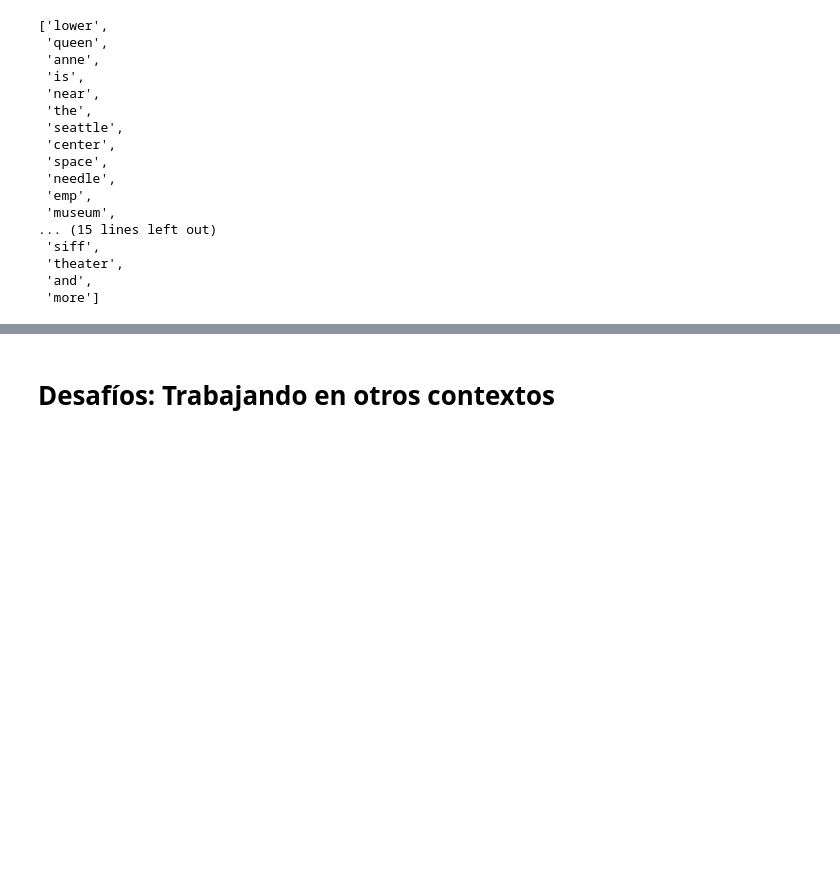
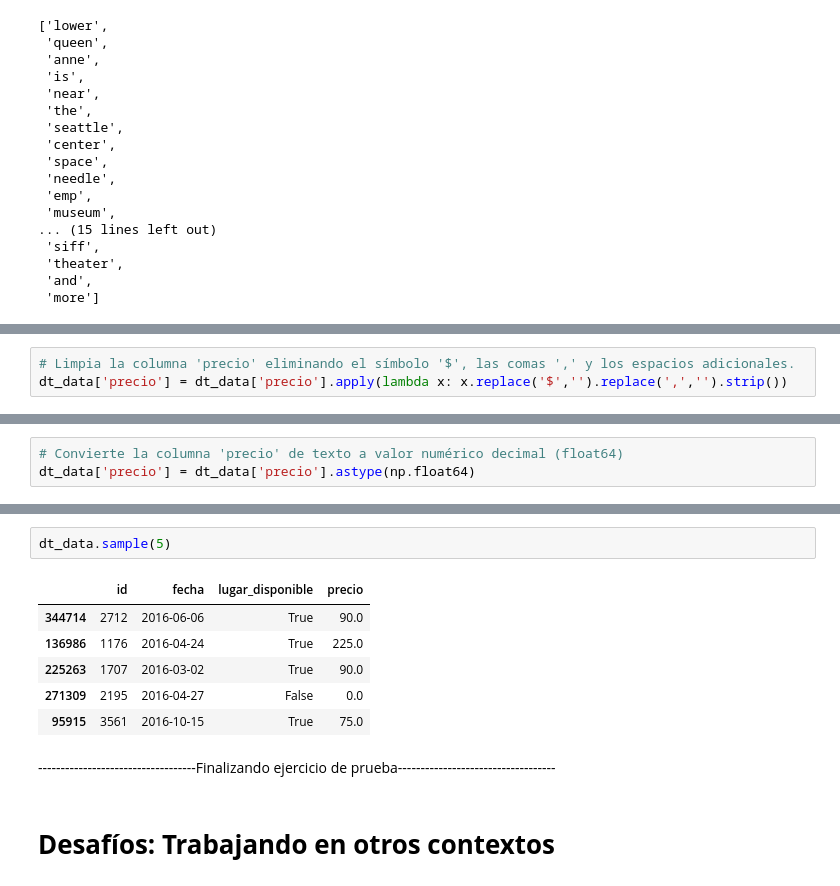
Before and after one commit to DanielRaiicHu/datos_panda_transformacion_manipulacion, a Jupyter notebook: datos_panda_transformacion_manipulacion.ipynb, the cells around one changed output, grey strips where cells are left out. Saved outputs shown, nothing was run; the diff lists cells and outputs as text; blank space fills up the shorter version.

```diff
--- a/datos_panda_transformacion_manipulacion.ipynb
+++ b/datos_panda_transformacion_manipulacion.ipynb
@@ -472,0 +593,3 @@ datos['descripcion_vecindad'][0]
+# %%
+# Limpia la columna 'precio' eliminando el símbolo '$', las comas ',' y los espacios adicionales.
+dt_data['precio'] = dt_data['precio'].apply(lambda x: x.replace('$','').replace(',','').strip())
@@ -472,0 +599,3 @@ datos['descripcion_vecindad'][0]
+# %%
+# Convierte la columna 'precio' de texto a valor numérico decimal (float64)
+dt_data['precio'] = dt_data['precio'].astype(np.float64)
@@ -473,3 +616,14 @@ datos['descripcion_vecindad'][0]
+# %%
+dt_data.sample(5)
+# %% [output]
+|  | id | fecha | lugar_disponible | precio |
+| 344714 | 2712 | 2016-06-06 | True | 90.0 |
+| 136986 | 1176 | 2016-04-24 | True | 225.0 |
+| 225263 | 1707 | 2016-03-02 | True | 90.0 |
+| 271309 | 2195 | 2016-04-27 | False | 0.0 |
+| 95915 | 3561 | 2016-10-15 | True | 75.0 |
+# %% [markdown]
+-----------------------------------Finalizando ejercicio de prueba-----------------------------------
 # %% [markdown]
 # **Desafíos: Trabajando en otros contextos**
 # %% [markdown]
```
Also changed, not shown: parts of 17 cells of this notebook.
